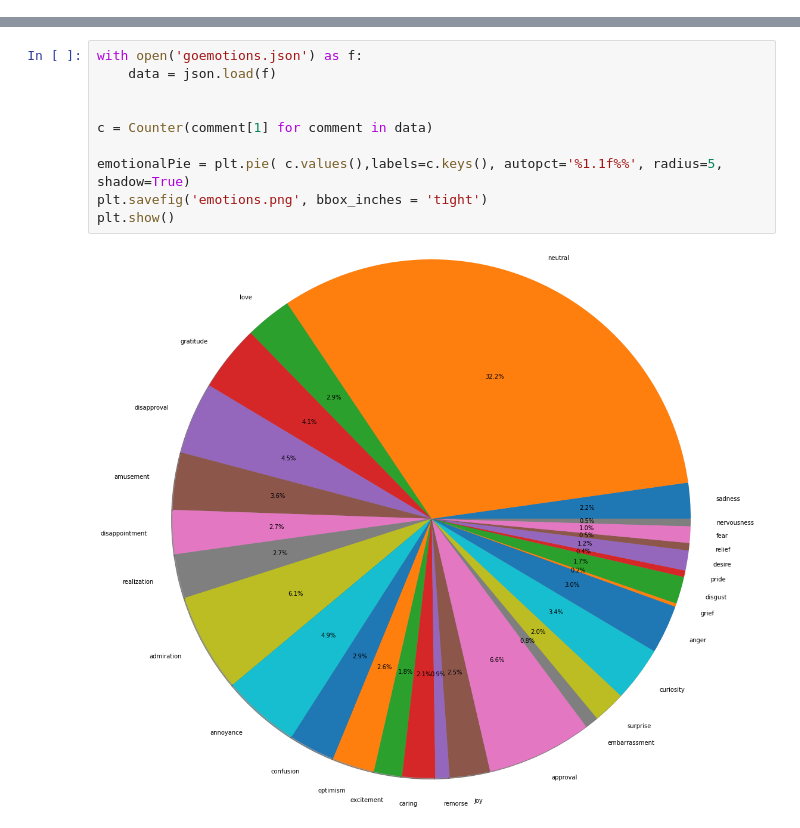
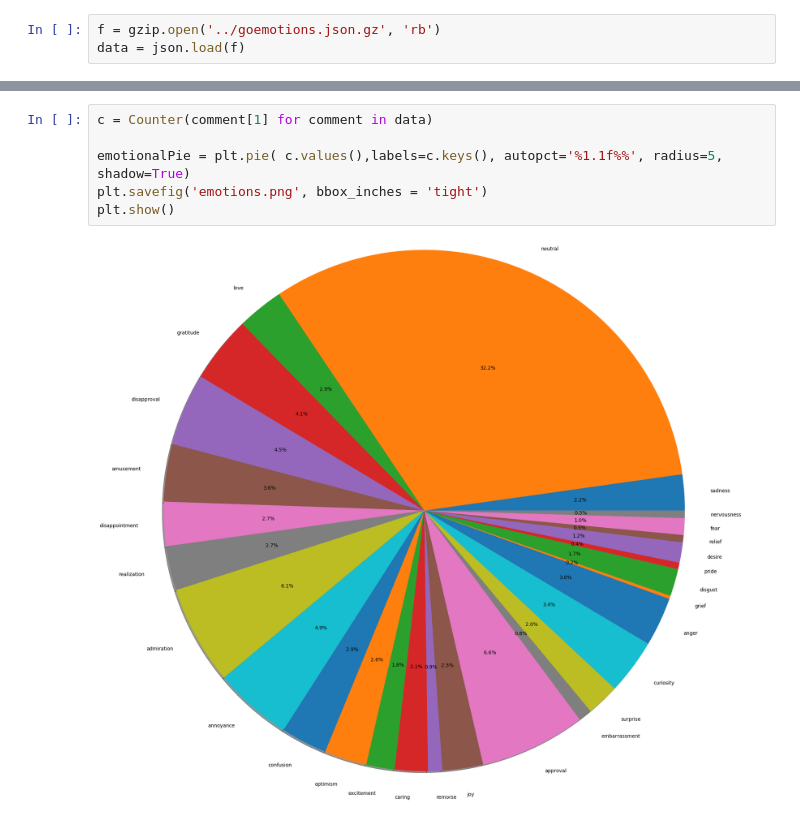
Before and after one commit to FiggNewton/AIMP1, a Jupyter notebook: Part1.ipynb, the cells around one changed output, grey strips where cells are left out. Drawn from its saved outputs; the diff is of its cells as text.

```diff
--- a/Part1.ipynb
+++ b/Part1.ipynb
@@ -8,0 +11,3 @@ from collections import Counter
+# %%
+f = gzip.open('../goemotions.json.gz', 'rb')
+data = json.load(f)
@@ -9,12 +17,8 @@ from collections import Counter
 # %%
-with open('goemotions.json') as f:
-    data = json.load(f)
-
-
 c = Counter(comment[1] for comment in data)
 
 emotionalPie = plt.pie( c.values(),labels=c.keys(), autopct='%1.1f%%', radius=5, shadow=True)
 plt.savefig('emotions.png', bbox_inches = 'tight')
 plt.show()
 # %% [output]
-[figure, old version]
+[figure, new version]
```
Also changed, not shown: parts of 5 cells of this notebook, 2 other files.
